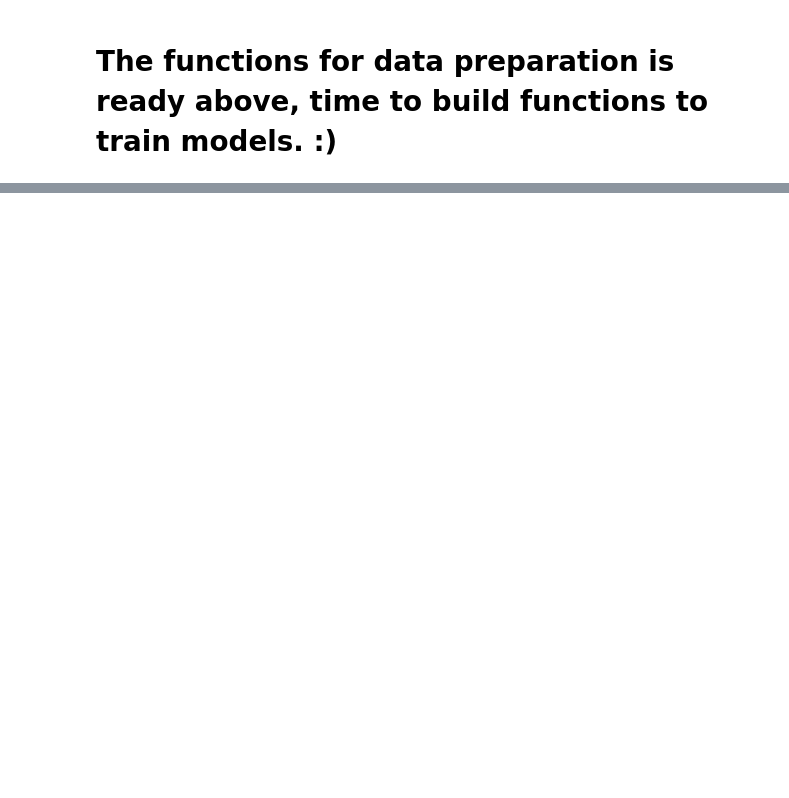
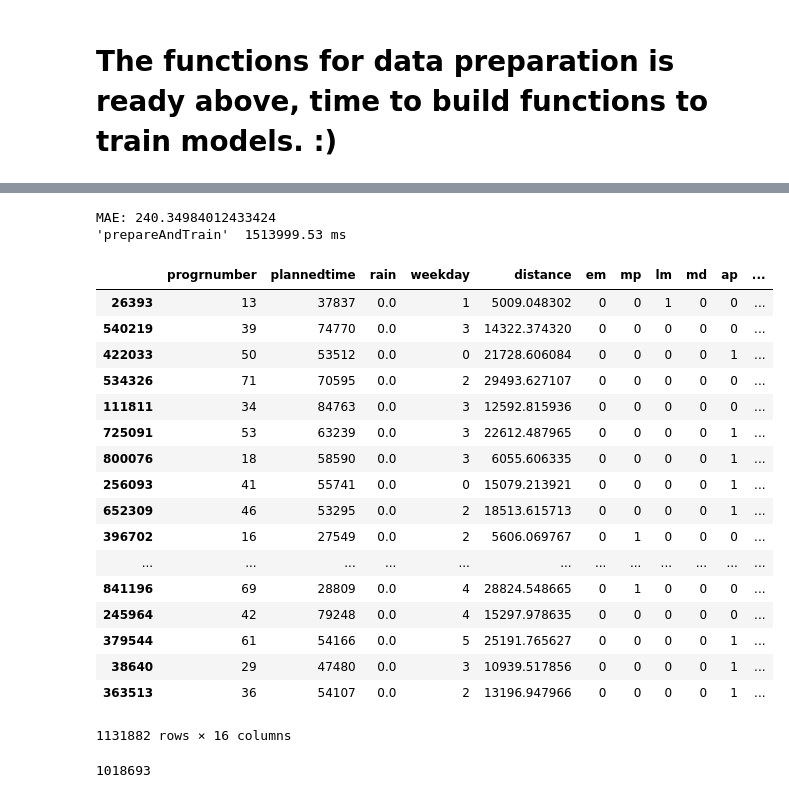
Before and after one commit to xinyuewang1/DublinBusDataAnalysis, a Jupyter notebook: Some fucntions.ipynb, the cells around one changed output, grey strips where cells are left out. Drawn from its saved outputs; the diff is of its cells as text; code cells hidden in the pictures; blank space fills up the shorter version.

```diff
--- a/Some fucntions.ipynb
+++ b/Some fucntions.ipynb
@@ -154,6 +154,7 @@ def addStartTime(df):
     result = pd.merge(df,startTime,on=['dayofservice','tripid'])
     #print("result columns:",result.columns)
     result['tripTravelTime'] = result.actual_arr - result.tripStart
+    result = result.loc[result.tripTravelTime > 0]
     return result
 # %% [markdown]
 ### Weather Function
@@ -518,0 +545,2 @@ MAE: 218.80990780467775
+# %%
+testdf, id = dataPreparation('Test/leavetimes/39A_40l')
@@ -518,0 +570,37 @@ MAE: 218.80990780467775
+# %%
+#testdf, id = dataPreparation('Test/leavetimes/39A_40l')
+prepareAndTrain(testdf,id)
+# %% [output]
+MAE: 240.34984012433424
+'prepareAndTrain'  1513999.53 ms
+# %%
+Xcol=['progrnumber','plannedtime','rain','weekday','distance','em','mp','lm','md','ap','ev', 'ln','temp','m2f','sat',
+      'ucdSchoolTerm']
+y='tripTravelTime'
+# %%
+X = testdf[Xcol].sample(frac=1)
+X
+# %% [output]
+|  | progrnumber | plannedtime | rain | weekday | distance | em | mp | lm | md | ap | ... |
+| 26393 | 13 | 37837 | 0.0 | 1 | 5009.048302 | 0 | 0 | 1 | 0 | 0 | ... |
+| 540219 | 39 | 74770 | 0.0 | 3 | 14322.374320 | 0 | 0 | 0 | 0 | 0 | ... |
+| 422033 | 50 | 53512 | 0.0 | 0 | 21728.606084 | 0 | 0 | 0 | 0 | 1 | ... |
+| 534326 | 71 | 70595 | 0.0 | 2 | 29493.627107 | 0 | 0 | 0 | 0 | 0 | ... |
+| 111811 | 34 | 84763 | 0.0 | 3 | 12592.815936 | 0 | 0 | 0 | 0 | 0 | ... |
+| 725091 | 53 | 63239 | 0.0 | 3 | 22612.487965 | 0 | 0 | 0 | 0 | 1 | ... |
+| 800076 | 18 | 58590 | 0.0 | 3 | 6055.606335 | 0 | 0 | 0 | 0 | 1 | ... |
+| 256093 | 41 | 55741 | 0.0 | 0 | 15079.213921 | 0 | 0 | 0 | 0 | 1 | ... |
+| 652309 | 46 | 53295 | 0.0 | 2 | 18513.615713 | 0 | 0 | 0 | 0 | 1 | ... |
+| 396702 | 16 | 27549 | 0.0 | 2 | 5606.069767 | 0 | 1 | 0 | 0 | 0 | ... |
+| ... | ... | ... | ... | ... | ... | ... | ... | ... | ... | ... | ... |
+| 841196 | 69 | 28809 | 0.0 | 4 | 28824.548665 | 0 | 1 | 0 | 0 | 0 | ... |
+| 245964 | 42 | 79248 | 0.0 | 4 | 15297.978635 | 0 | 0 | 0 | 0 | 0 | ... |
+| 379544 | 61 | 54166 | 0.0 | 5 | 25191.765627 | 0 | 0 | 0 | 0 | 1 | ... |
+| 38640 | 29 | 47480 | 0.0 | 3 | 10939.517856 | 0 | 0 | 0 | 0 | 1 | ... |
+| 363513 | 36 | 54107 | 0.0 | 2 | 13196.947966 | 0 | 0 | 0 | 0 | 1 | ... |
+1131882 rows × 16 columns
+# %%
+split = int(testdf.shape[0]*0.9)
+print(split)
+# %% [output]
+1018693
```
Also changed, not shown: parts of 16 cells of this notebook.
